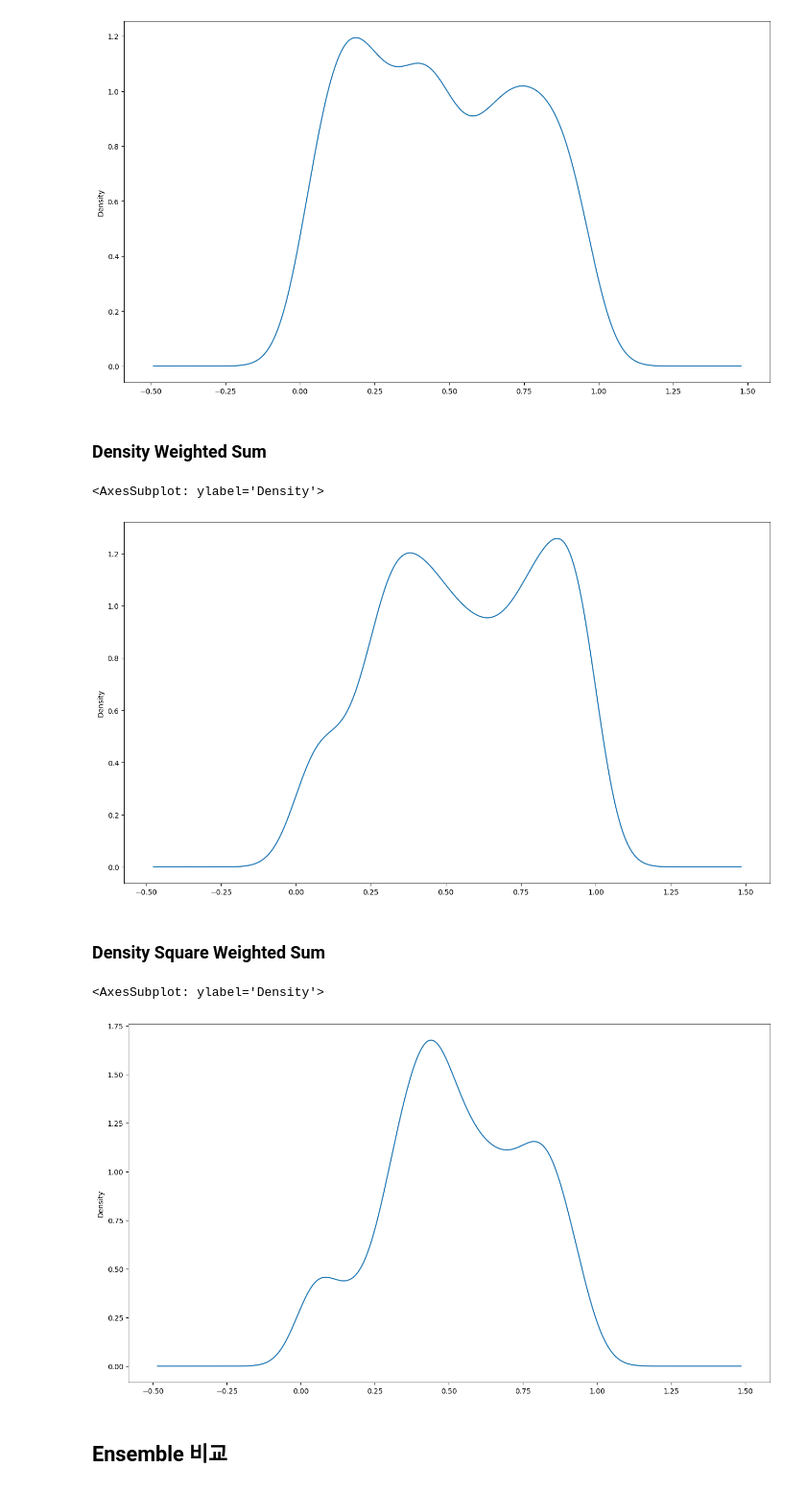
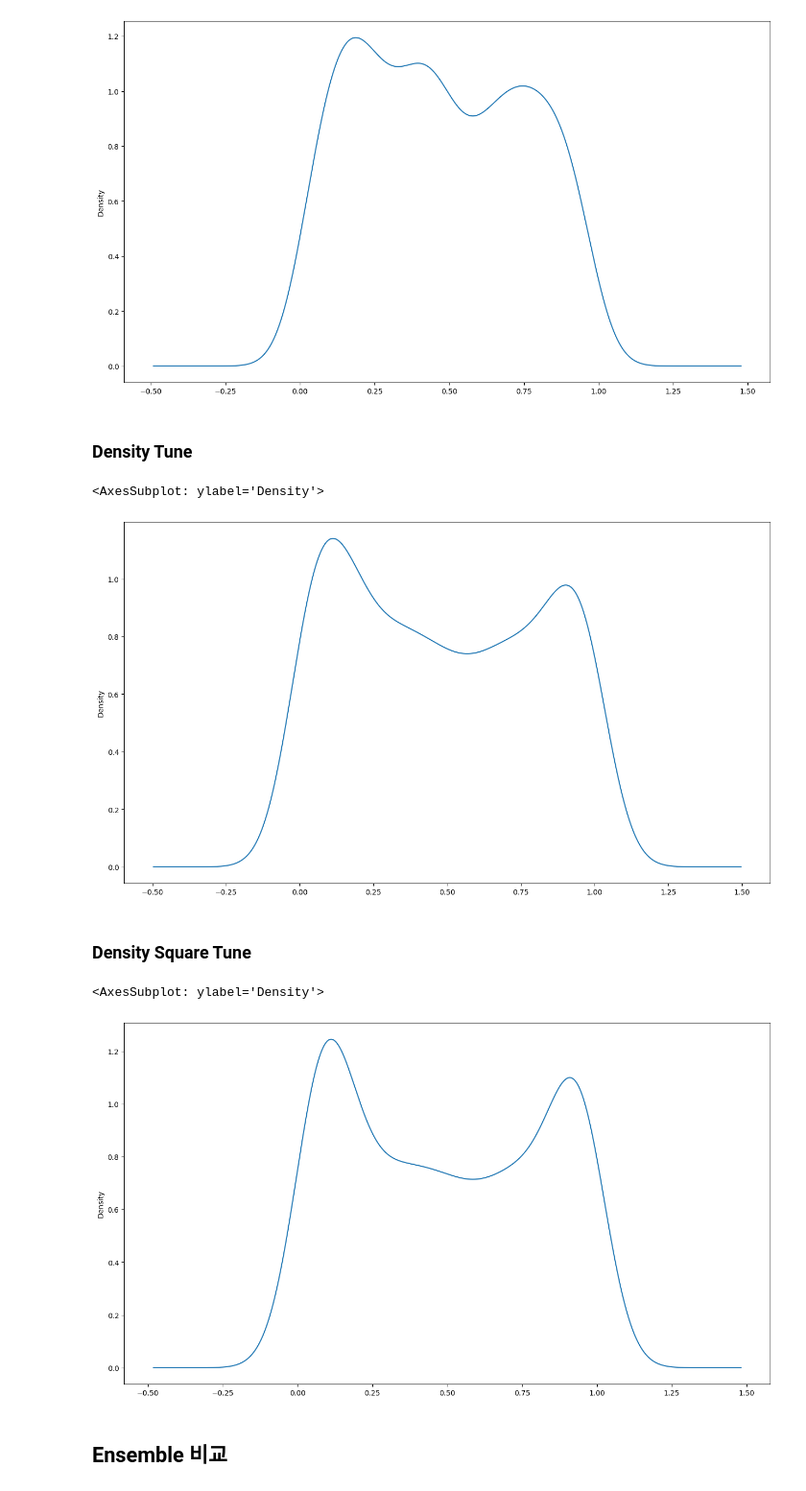
Before and after one commit to boostcampaitech4lv23recsys2/level2_dkt_recsys-level2-recsys-09, a Jupyter notebook: code/result/result.ipynb, the cells around one changed output. Shown at 96% size. Cells and saved outputs as stored; diff of their text form; code cells hidden in the pictures.

Commit message:
ensemble update

```diff
--- a/code/result/result.ipynb
+++ b/code/result/result.ipynb
@@ -147,21 +147,24 @@ rmix_ensemble['prediction'].plot.density(figsize=(16,9))
 # %%
 rmix_ensemble.to_csv(os.path.join('ensemble/', 'rmix_ensemble.csv'), index_label="id")
 # %% [markdown]
-### Density Weighted Sum
+### Density Tune
 # %%
-dwsum_ensemble = pd.read_csv(os.path.join(submit_path, 'bert_best.csv'), encoding='utf-8')
+dtune_ensemble = pd.read_csv(os.path.join(submit_path, 'bert_best.csv'), encoding='utf-8')
 # %%
 import scipy
 
 # auc, acc에 자체 스케일링 기능이 있어 굳이 0~1사이로 맞추지 않아도 됨 => 그러나 시각화해서 비교하려면 맞춰야지~
-dwsum_ensemble['prediction'] = 0
+# density를 활용하여 단순 weighted sum을 실행하면 작은 값들 중 잘 예측된 값이 커져 오류가 생김 => 경계값을 기준으로 조정
+_threshold = 0.5
+dtune_ensemble['prediction'] = 0
 for r in tmp.columns.values[1:]:
     kernal = scipy.stats.gaussian_kde(tmp[r])
-    m = max(tmp[r]*kernal(tmp[r]))
-    dwsum_ensemble['prediction'] += tmp[r]*kernal(tmp[r]) / (m * (len(tmp.columns.values)-1))
+    m = min(tmp[r] + (tmp[r]-_threshold)*kernal(tmp[r]))
+    M = max(tmp[r] + (tmp[r]-_threshold)*kernal(tmp[r]) - m)
+    dtune_ensemble['prediction'] += (tmp[r] + (tmp[r]-_threshold)*kernal(tmp[r]) - m) / (M*(len(tmp.columns.values)-1))
 # %%
-dwsum_ensemble['prediction'].plot.density(figsize=(16,9))
+dtune_ensemble['prediction'].plot.density(figsize=(16,9))
 # %% [output]
 <AxesSubplot: ylabel='Density'>
-[figure, old version]
+[figure, new version]
 # %%
@@ -169,19 +172,17 @@ dwsum_ensemble.to_csv(os.path.join('ensemble/', 'dwsum_ensemble.csv'), index_lab
 # %% [markdown]
-### Density Square Weighted Sum
+### Density Square Tune
 # %%
-dswsum_ensemble = pd.read_csv(os.path.join(submit_path, 'bert_best.csv'), encoding='utf-8')
+dstune_ensemble = pd.read_csv(os.path.join(submit_path, 'bert_best.csv'), encoding='utf-8')
 # %%
-import scipy
-
-# auc, acc에 자체 스케일링 기능이 있어 굳이 0~1사이로 맞추지 않아도 됨 => 그러나 시각화해서 비교하려면 맞춰야지~
-dswsum_ensemble['prediction'] = 0
+dstune_ensemble['prediction'] = 0
 for r in tmp.columns.values[1:]:
     kernal = scipy.stats.gaussian_kde(tmp[r])
-    m = max(tmp[r]*np.square(kernal(tmp[r])))
-    dswsum_ensemble['prediction'] += tmp[r]*np.square(kernal(tmp[r])) / (m * (len(tmp.columns.values)-1))
+    m = min(tmp[r] + (tmp[r]-_threshold)*np.square(kernal(tmp[r])))
+    M = max(tmp[r] + (tmp[r]-_threshold)*np.square(kernal(tmp[r])) - m)
+    dstune_ensemble['prediction'] += (tmp[r] + (tmp[r]-_threshold)*np.square(kernal(tmp[r])) - m) / (M*(len(tmp.columns.values)-1))
 # %%
-dswsum_ensemble['prediction'].plot.density(figsize=(16,9))
+dstune_ensemble['prediction'].plot.density(figsize=(16,9))
 # %% [output]
 <AxesSubplot: ylabel='Density'>
-[figure, old version]
+[figure, new version]
 # %%
```
Also changed, not shown: parts of 5 cells of this notebook, 5 other files.
